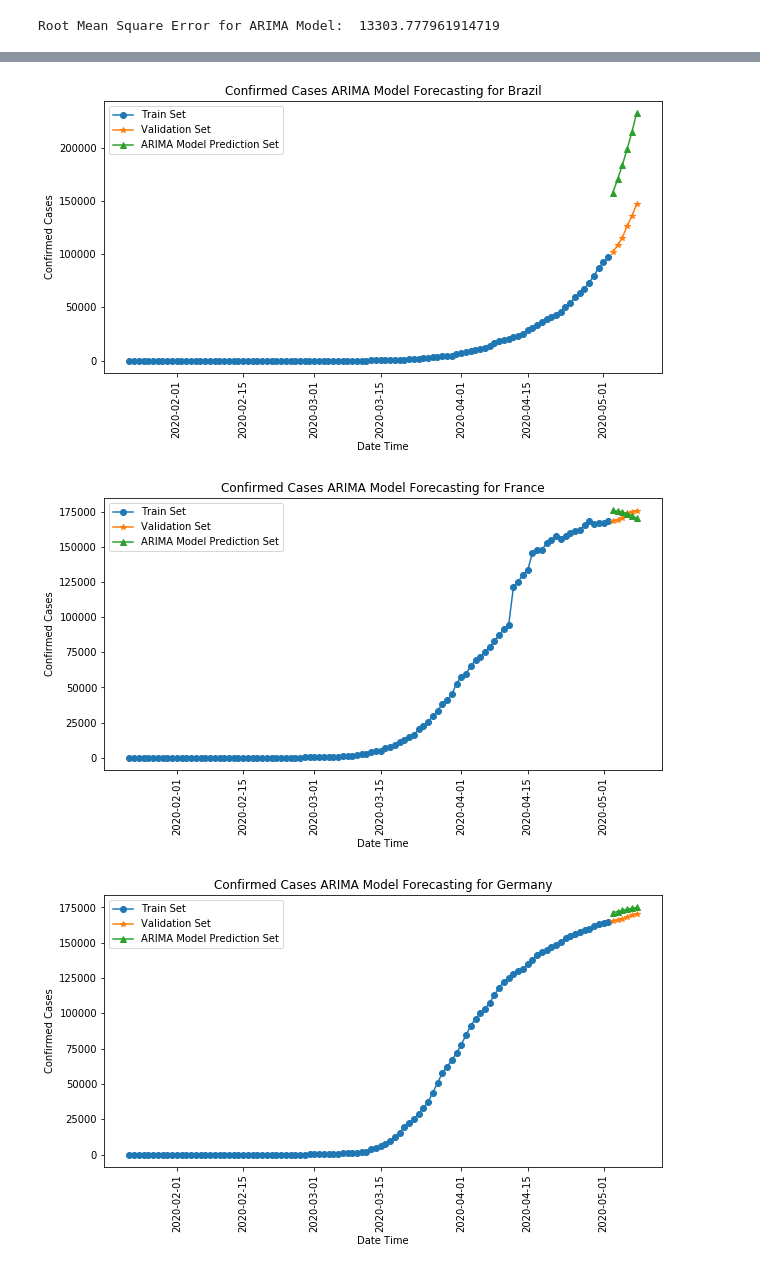
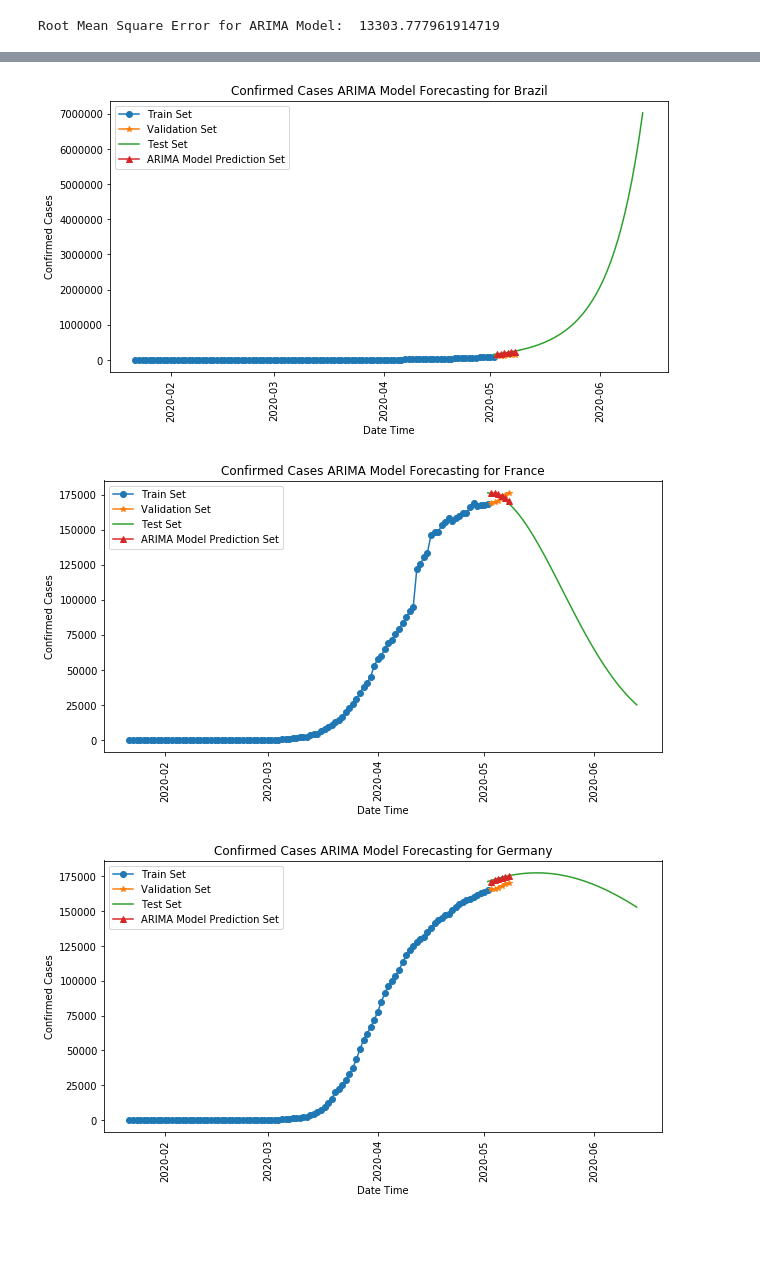
Before and after one commit to bubabi/covid-19-forecasting, a Jupyter notebook: ARIMA.ipynb, the cells around one changed output, grey strips where cells are left out. Saved outputs shown, nothing was run; the diff lists cells and outputs as text; code cells hidden in the pictures; blank space fills up the shorter version.

```diff
--- a/ARIMA.ipynb
+++ b/ARIMA.ipynb
@@ -17,3 +15,8 @@ train_data["Date"] = pd.to_datetime(train_data["Date"])
+# %%
+train_data["Date"] = pd.to_datetime(train_data["Date"])
+test_data["Date"] = pd.to_datetime(test_data["Date"])
+
+test_data["Date"] = pd.to_datetime(test_data.Date) + pd.to_timedelta("30 days")
 # %%
 train_data
 # %% [output]
@@ -171,9 +185,11 @@ Text(0.5, 1.0, 'Confirmed Cases ARIMA Model Forecasting')
 # %%
-for country in Countries:
+for country, test in zip(Countries,Countries_test):
     train = country.iloc[:int(country.shape[0]*0.95)]
     validation = country.iloc[int(country.shape[0]*0.95):]
     log_series = np.log(country["ConfirmedCases"])
     predicted = validation.copy()
+
+
 
     log_series = log_series.replace(log_series[0],0)
 
@@ -185,12 +201,16 @@ for country in Countries:
         fit = model.fit()
 
     prediction_arima = fit.forecast(len(validation))[0]
+    future_predicted = fit.forecast(len(test))[0]
+
     predicted["ARIMA Model Prediction"] = list(np.exp(prediction_arima))
+    test["Test"] = list(np.exp(future_predicted))
 
     train_countries.append(train)
     validation_countries.append(validation)
     predicted_countries.append(predicted)
 
+
     print("Root Mean Square Error for ARIMA Model: ", np.sqrt(mean_squared_error(list(predicted["ConfirmedCases"]),np.exp(prediction_arima))))
 # %% [output]
 Root Mean Square Error for ARIMA Model:  71136.20534402203
@@ -206,16 +226,17 @@ Root Mean Square Error for ARIMA Model:  34029.01682547707
 # %%
 for i in range(10):
     plt.figure(figsize=(10,5))
     plt.plot(train_countries[i].index ,train_countries[i]["ConfirmedCases"] ,label="Train Set",marker='o')
     plt.plot(validation_countries[i].index, validation_countries[i]["ConfirmedCases"], label="Validation Set", marker='*')
+    plt.plot(Countries_test[i]["Test"], label="Test Set" )
     plt.plot(predicted_countries[i]["ARIMA Model Prediction"], label="ARIMA Model Prediction Set", marker='^')
     plt.legend()
     plt.xlabel("Date Time")
     plt.ylabel('Confirmed Cases')
     title ="Confirmed Cases ARIMA Model Forecasting for " + Countries_str[i]
     plt.title(title)
     plt.xticks(rotation=90)
 # %% [output]
-[figure, old version]
+[figure, new version]
-[figure, old version]
+[figure, new version]
-[figure, old version]
+[figure, new version]
```
Also changed, not shown: parts of 8 cells of this notebook, 2 other files.
